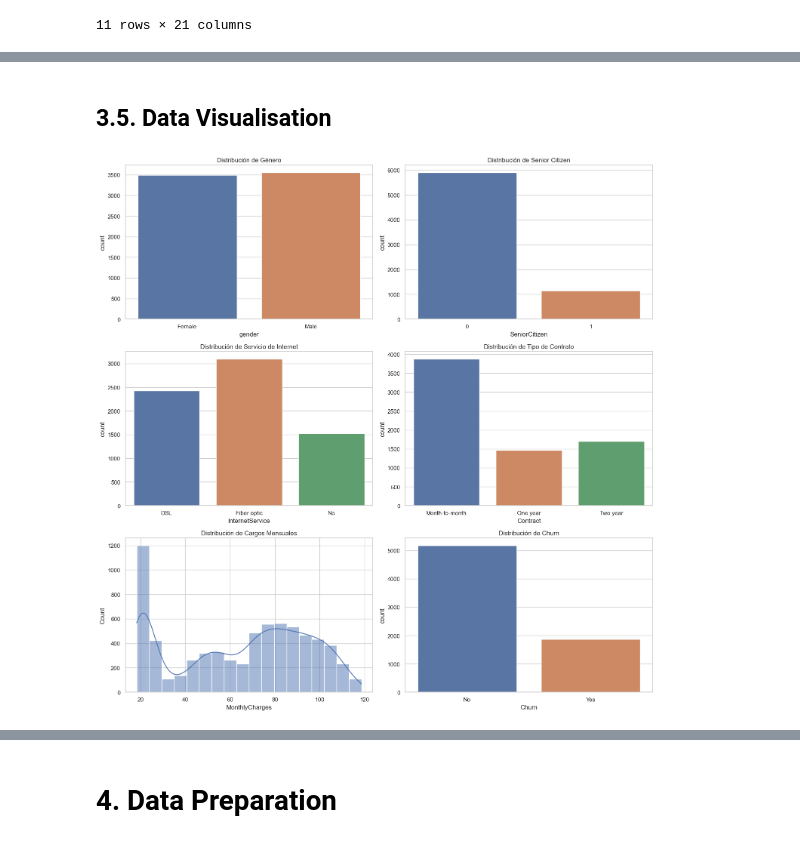
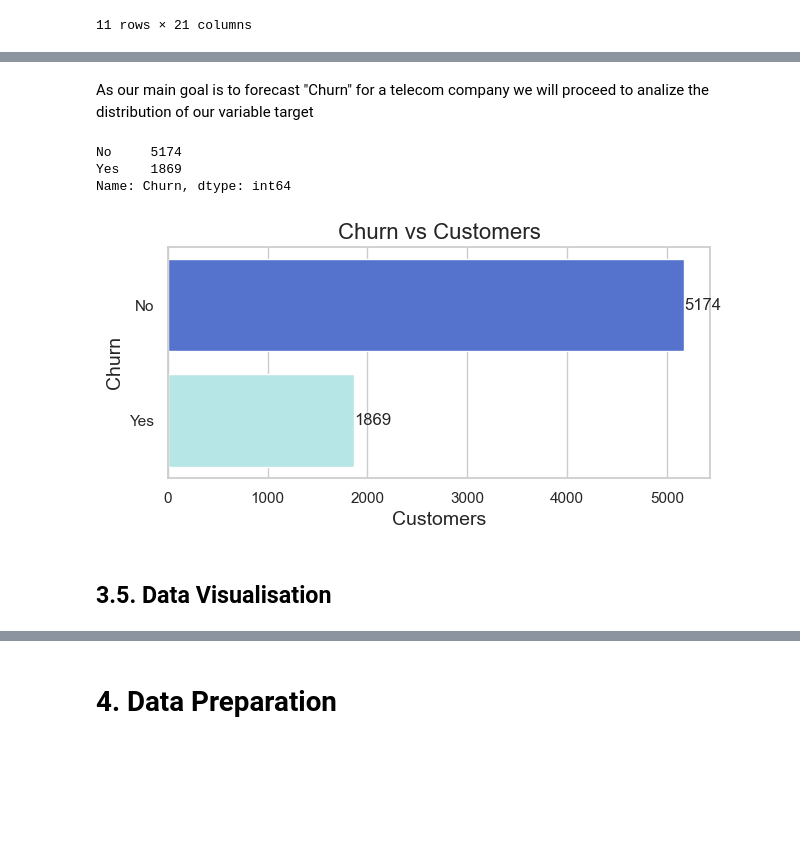
Before and after one commit to FJGM2023015/Telecommunication-Churn, a Jupyter notebook: Telecomunication_Churn.ipynb, the cells around one changed output, grey strips where cells are left out. Cells and saved outputs as stored; diff of their text form; code cells hidden in the pictures; blank space fills up the shorter version.

```diff
--- a/Telecomunication_Churn.ipynb
+++ b/Telecomunication_Churn.ipynb
@@ -121,41 +145,39 @@ data.describe(include='all')
+# %% [markdown]
+As our main goal is to forecast "Churn" for a telecom company we will proceed to analize the distribution of our variable target
+# %%
+data['Churn'].value_counts()
+# %% [output]
+No     5174
+Yes    1869
+Name: Churn, dtype: int64
+# %%
+# Set a visual style
+sns.set(style="whitegrid")
+
+# Define a custom color palette
+palette = sns.color_palette(["#4169E1", "#AFEEEE"])  # Blue for 'No', Light Blue for 'Yes'
+
+# Create the figure and axis
+plt.figure(figsize=(7, 3))
+
+# Count the occurrences of each category
+churn_counts = data['Churn'].value_counts()
+
+# Create the horizontal bar chart
+sns.barplot(x=churn_counts.values, y=churn_counts.index, palette=palette)
+
+# Add titles and labels
+plt.title('Churn vs Customers', fontsize=16)
+plt.ylabel('Churn', fontsize=14)
+plt.xlabel('Customers', fontsize=14)
+
+# Add values on top of each bar
+for index, value in enumerate(churn_counts.values):
+    plt.text(value, index, str(value), va='center')
+
+# Show the plot
+plt.show()
+# %% [output]
+[figure, added]
 # %% [markdown]
 ## 3.5. Data Visualisation
-# %%
-import matplotlib.pyplot as plt
-import seaborn as sns
-
-# Configuración para los gráficos
-sns.set(style="whitegrid")
-
-# Crear una figura con múltiples subgráficos
-fig, axes = plt.subplots(nrows=3, ncols=2, figsize=(15, 15))
-
-# Distribución de Género
-sns.countplot(x='gender', data=data, ax=axes[0, 0])
-axes[0, 0].set_title('Distribución de Género')
-
-# Distribución de SeniorCitizen
-sns.countplot(x='SeniorCitizen', data=data, ax=axes[0, 1])
-axes[0, 1].set_title('Distribución de Senior Citizen')
-
-# Distribución de InternetService
-sns.countplot(x='InternetService', data=data, ax=axes[1, 0])
-axes[1, 0].set_title('Distribución de Servicio de Internet')
-
-# Distribución de Contract
-sns.countplot(x='Contract', data=data, ax=axes[1, 1])
-axes[1, 1].set_title('Distribución de Tipo de Contrato')
-
-# Distribución de MonthlyCharges
-sns.histplot(data['MonthlyCharges'], kde=True, ax=axes[2, 0])
-axes[2, 0].set_title('Distribución de Cargos Mensuales')
-
-# Distribución de Churn
-sns.countplot(x='Churn', data=data, ax=axes[2, 1])
-axes[2, 1].set_title('Distribución de Churn')
-
-
-plt.tight_layout()
-plt.show()
-# %% [output]
-[figure, removed]
```
Also changed, not shown: parts of 19 cells of this notebook.
